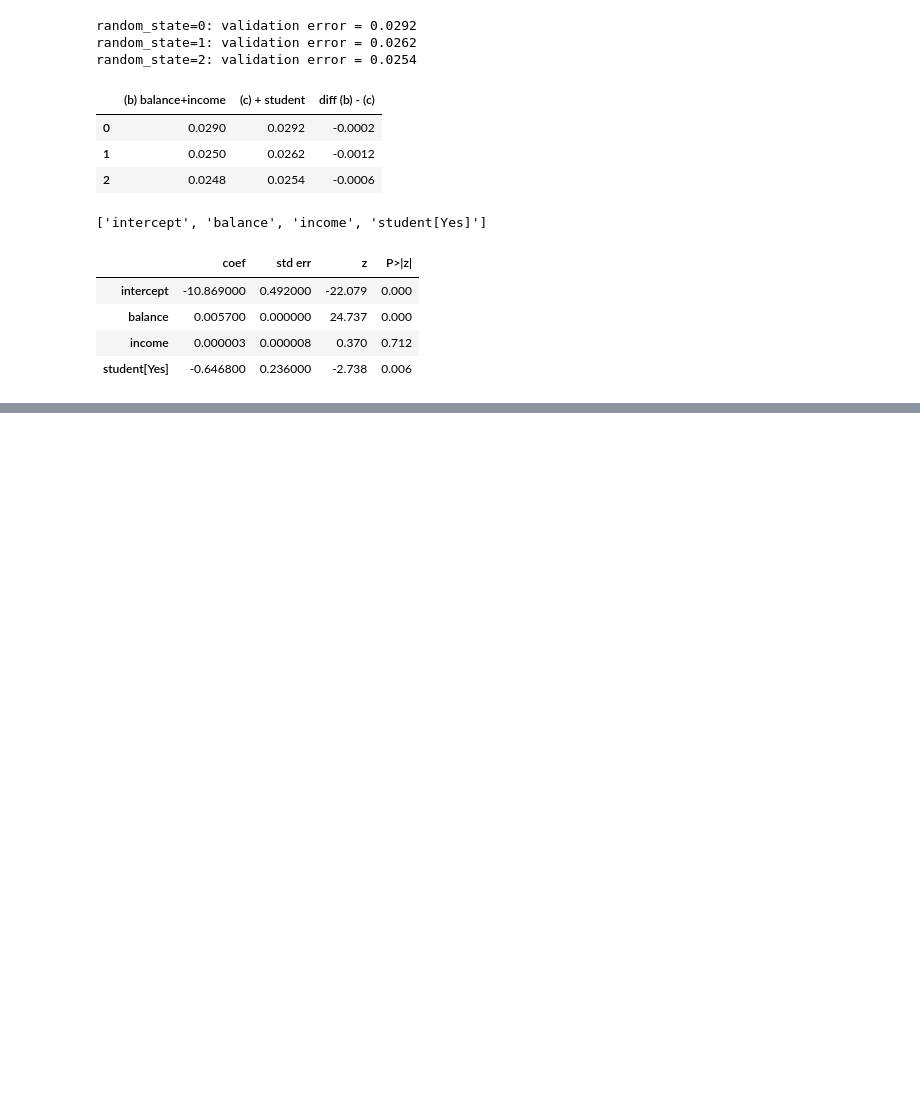
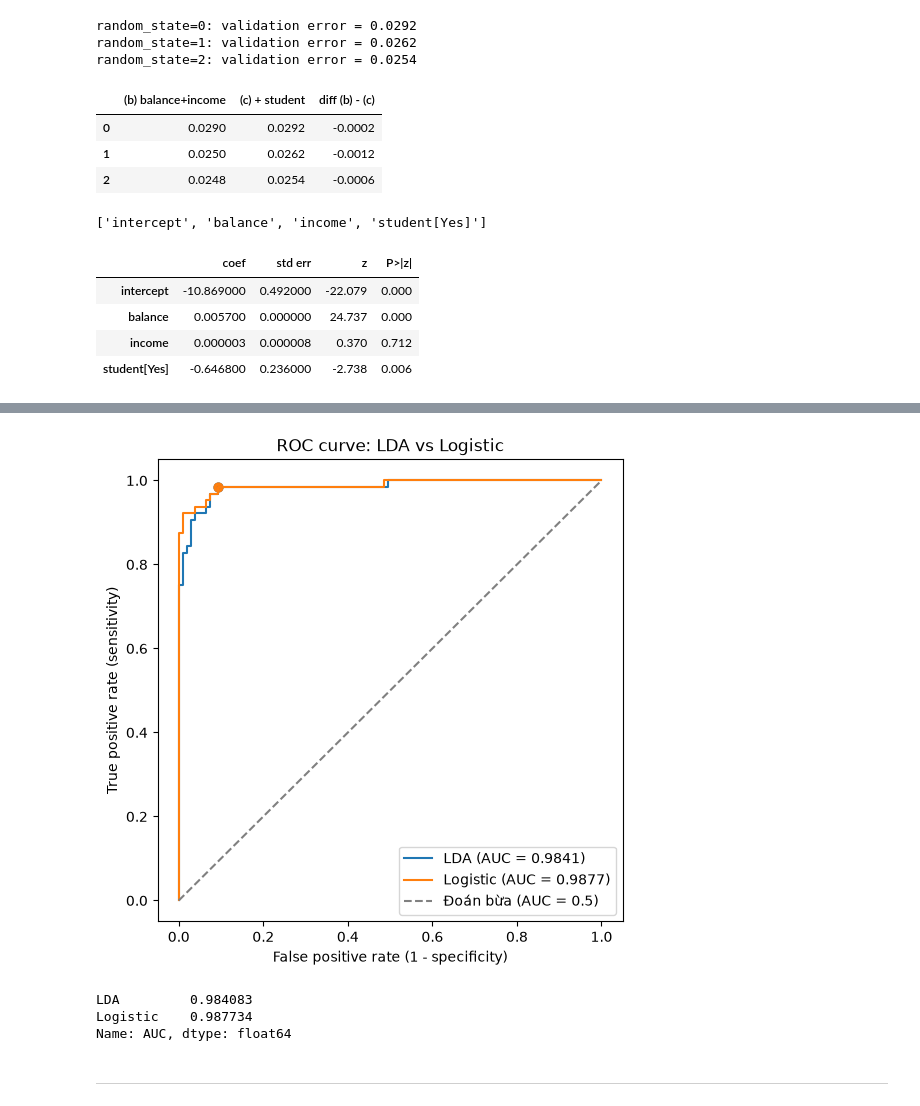
Before and after one commit to CozyCode890/IT171IU-labs, a Jupyter notebook: IT171IU_Lab03_Lê Thái Đức Tùng_ITDSIU24055.ipynb, the cells around one changed output, grey strips where cells are left out. Drawn from its saved outputs; the diff is of its cells as text; code cells hidden in the pictures; blank space fills up the shorter version.

```diff
--- a/IT171IU_Lab03_Lê Thái Đức Tùng_ITDSIU24055.ipynb
+++ b/IT171IU_Lab03_Lê Thái Đức Tùng_ITDSIU24055.ipynb
@@ -465,0 +504,12 @@ summarize(glm_d)
+# %%
+# ✍️ Exercise 5 – your code
+# Write your code below (replace the TODOs), then run the cell (Shift+Enter).
+bc = load_extra('breast_cancer')
+# %%
+# (a) What fraction of the tumours is malignant?
+# Split the data (`test_size=0.3`, `stratify=y`, `random_state=1`).
+
+y_bc = (bc['diagnosis'].astype(str) == 'malignant').astype(int)
+X_bc = bc.drop(columns='diagnosis')
+print('fraction malignant:', round(y_bc.mean(), 3))
+Xb_tr, Xb_te, yb_tr, yb_te = train_test_split(X_bc, y_bc, test_size=0.3, stratify=y_bc, random_state=1)
@@ -465,0 +620,34 @@ summarize(glm_d)
+# %%
+POS = 1
+
+fig, ax = plt.subplots(figsize=(6, 6))
+
+auc_rows = {}
+for name in ["LDA", "Logistic"]:
+    prob = results_w[name]["prob"]
+
+    fpr, tpr, thr = roc_curve(yb_te, prob, pos_label=POS)
+    auc = roc_auc_score(yb_te == POS, prob)
+    auc_rows[name] = auc
+
+    ax.plot(fpr, tpr, label=f"{name} (AUC = {auc:.4f})")
+
+    ax.scatter(1 - thr_rows[name]["specificity"],
+               thr_rows[name]["sensitivity"], s=40)
+
+ax.plot([0, 1], [0, 1], linestyle="--", color="gray", label="Đoán bừa (AUC = 0.5)")
+
+ax.set_xlabel("False positive rate (1 - specificity)")
+ax.set_ylabel("True positive rate (sensitivity)")
+ax.set_title("ROC curve: LDA vs Logistic")
+ax.legend()
+plt.show()
+
+pd.Series(auc_rows, name="AUC")
+# %% [output]
+[figure, added]
+LDA         0.984083
+Logistic    0.987734
+Name: AUC, dtype: float64
+# %% [markdown]
+---
```
Also changed, not shown: parts of 13 cells of this notebook.
